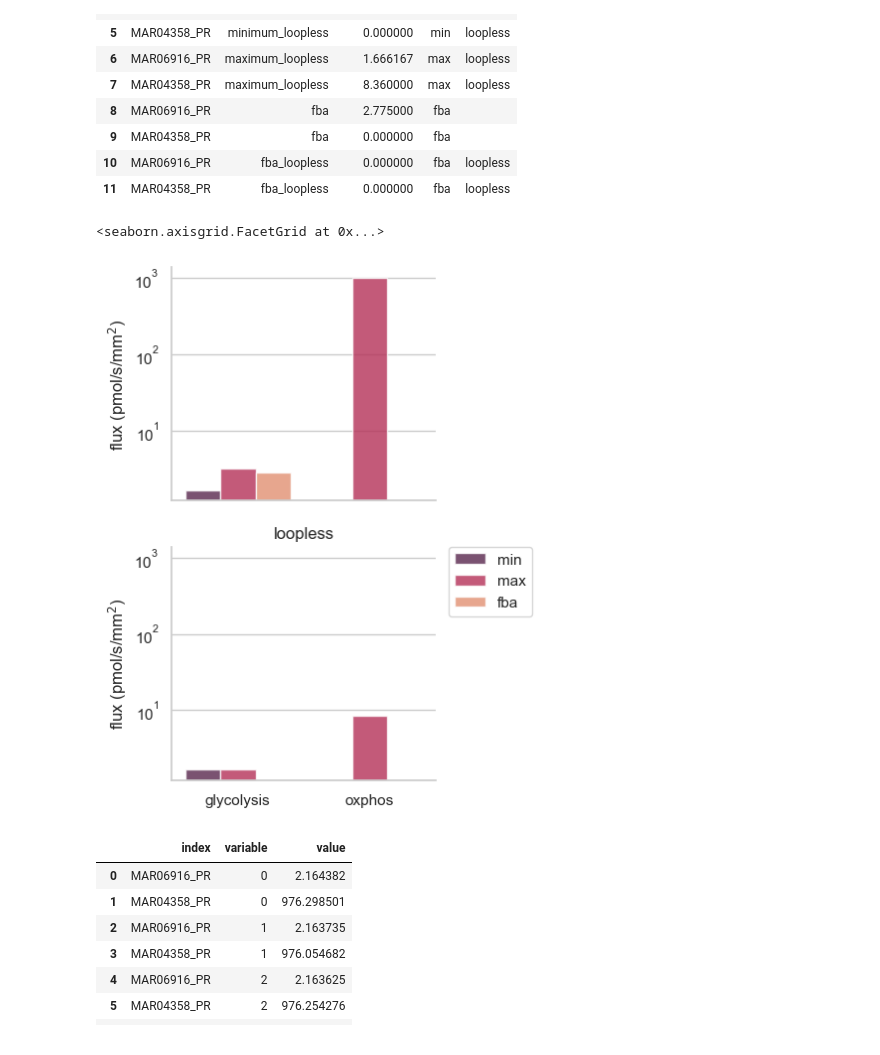
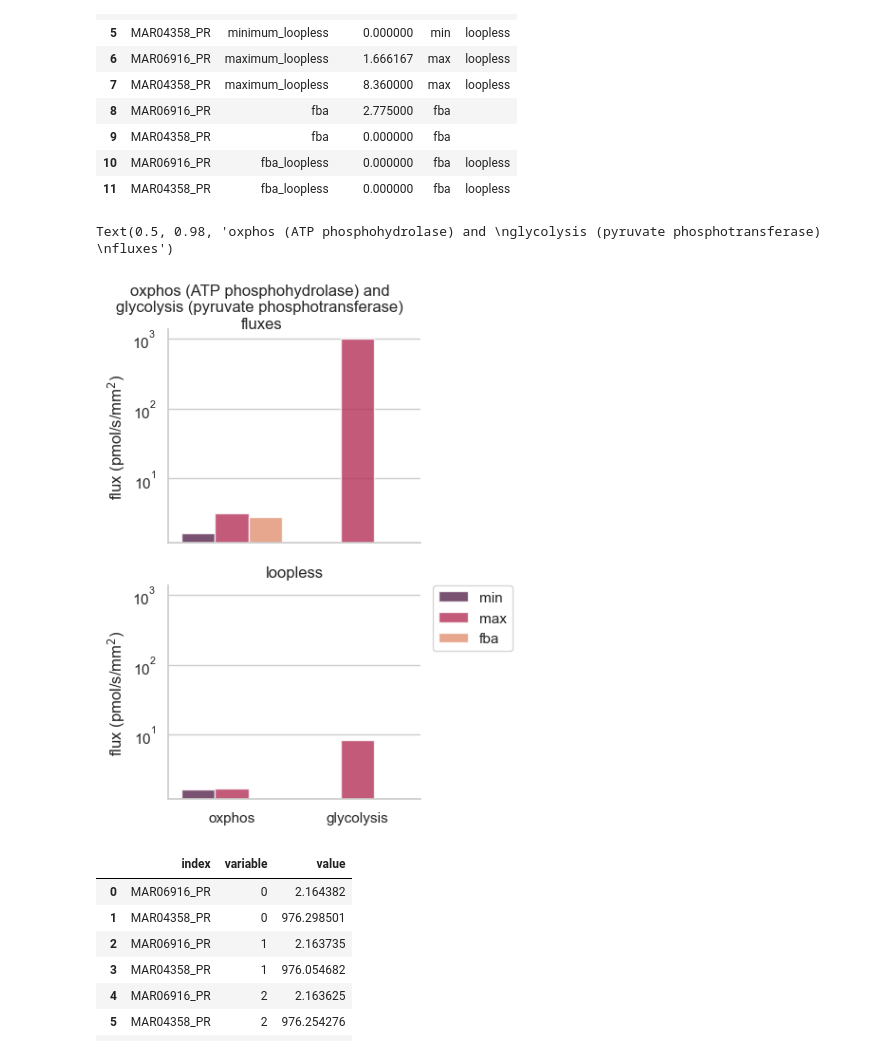
Before and after one commit to stellaprins/Human1_RPE-PR, a Jupyter notebook: jupyter/RPE-PR/test_sampling_oxphos_glucolysis.ipynb, the cells around one changed output. Saved outputs shown, nothing was run; the diff lists cells and outputs as text; code cells hidden in the pictures.

```diff
--- a/jupyter/RPE-PR/test_sampling_oxphos_glucolysis.ipynb
+++ b/jupyter/RPE-PR/test_sampling_oxphos_glucolysis.ipynb
@@ -27,14 +24,15 @@ from cobra.io import read_sbml_model
 import glob
 import os
 
-os.chdir('C:/Users/prins/GitHub/Human1_RPE-PR/cs_mods/July2023') # set cwd
+# set folder without changing cwd
+folder = Path().cwd() / 'cs_mods/July2023'
+os.chdir(folder) # set cwd
 model_list = []
-for file in glob.glob("*.xml"):
+for file in folder.glob('*.xml'):
     model = read_sbml_model(file)
-    model.id = file[:-4] # remove .xml
-    model.name = file[:-4] # remove .xml
+    model.id = file.stem # remove .xml
+    model.name = file.stem
     model_list.append(model)
-os.chdir('C:/Users/prins/GitHub/Human1_RPE-PR') # reset cwd
 # %% [output]
 No objective coefficients in model. Unclear what should be optimized
 No objective coefficients in model. Unclear what should be optimized
@@ -43,3 +58,12 @@ No objective coefficients in model. Unclear what should be optimized
+# %%
+
+model_list = []
+for file in glob.glob("*.xml"):
+    model = read_sbml_model(file)
+    model.id = file[:-4] # remove .xml
+    model.name = file[:-4] # remove .xml
+    model_list.append(model)
+os.chdir('C:/Users/prins/GitHub/Human1_RPE-PR') # reset cwd
 # %%
 # add old models to model_list
 model_list = model_list + [mod,mod_RPE_PR]
@@ -728,37 +758,38 @@ oxphos_glycolysis_fva_fba_long
 # %%
 # catplot oxphos_glycolysis_fva_fba_long
 import matplotlib.pyplot as plt
 import seaborn as sns
 
 sns.set_theme(style="whitegrid")
 
 # change order of bars in plot to Human1, Human1 (old), RPE, cone, rod make sure to have seperate bars for each datapoint
 g = sns.catplot(
     data=oxphos_glycolysis_fva_fba_long, kind='bar', row='loopless', dodge=True,
     x="index", y="value", hue="type", hue_order=['min','max','fba'],
     order = ['MAR06916_PR','MAR04358_PR'],
         palette="rocket", alpha=.8, height=3,
 )
 g.despine(left=False)
 g.set_axis_labels("","flux (pmol/s/mm$^{2}$)")
 g.legend.set_title("")
 # rotate x-axis labels
 plt.tight_layout()
 # move legend outside of plot
 plt.legend(bbox_to_anchor=(1.05, 1), loc=2, borderaxespad=0.)
-# plot title
-plt.title('oxphos and glycolysis fluxes')
 #log scale
 plt.yscale('log')
 #remove one legend
 g._legend.remove()
 # change tick axis names
-g.set_xticklabels(['glycolysis','oxphos'])
+g.set_xticklabels(['oxphos','glycolysis'])
 # change subplot titles
 g.set_titles(row_template = '{row_name}')
+# title of all subplots
+g.fig.subplots_adjust(top=0.90)
+plt.suptitle('oxphos (ATP phosphohydrolase) and \nglycolysis (pyruvate phosphotransferase) \nfluxes', fontsize=12)
 # %% [output]
-<seaborn.axisgrid.FacetGrid at 0x...>
+Text(0.5, 0.98, 'oxphos (ATP phosphohydrolase) and \nglycolysis (pyruvate phosphotransferase) \nfluxes')
-[figure, old version]
+[figure, new version]
 # %%
 oxphos_glycolysis_samples.T.to_clipboard()
 #melt to long format
```
Also changed, not shown: parts of 8 cells of this notebook.
